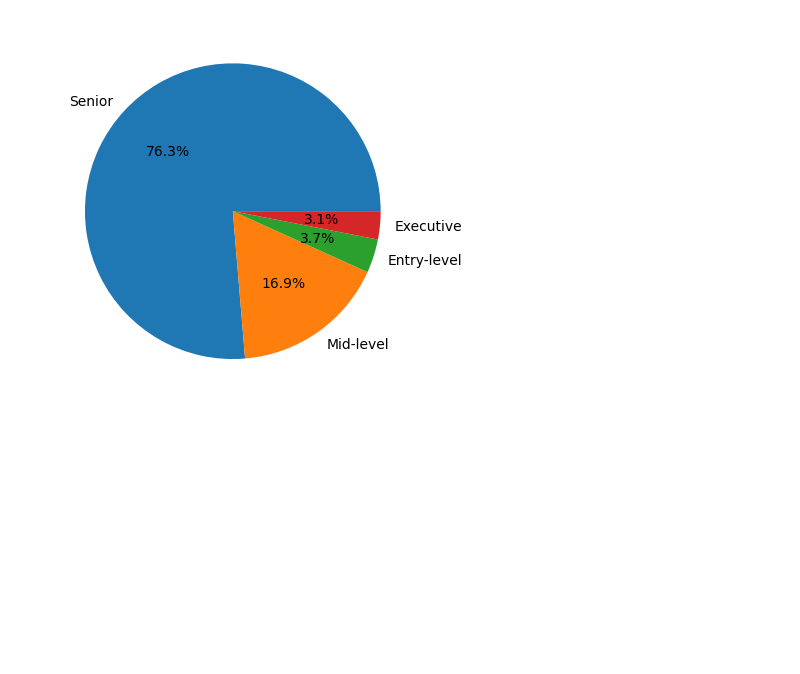
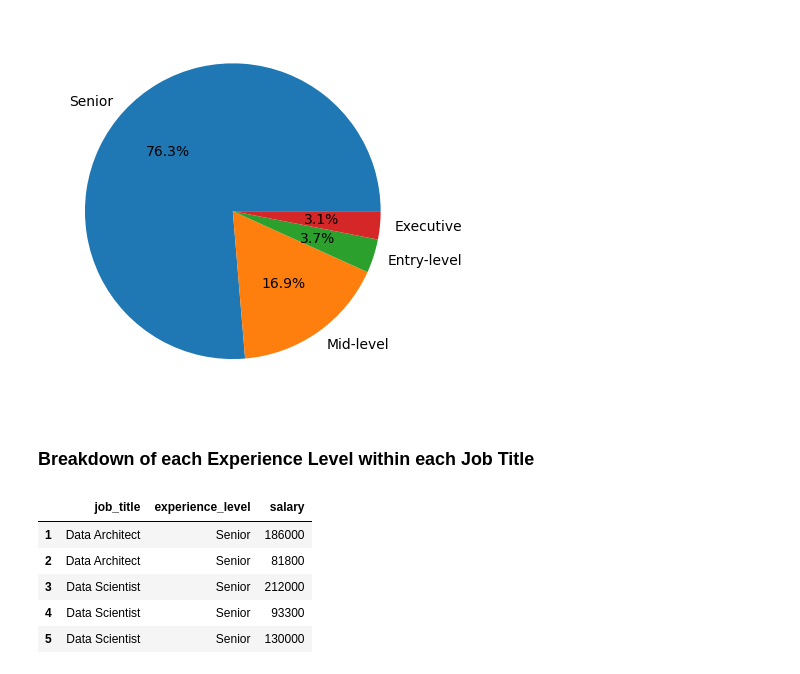
Before and after one commit to sarah-the-data-gal/Jobs_in_Data_Analysis, a Jupyter notebook: Jobs_And_Data_04022024-edits.ipynb, the cells around one changed output. Cells and saved outputs as stored; diff of their text form; code cells hidden in the pictures; blank space fills up the shorter version.

```diff
--- a/Jobs_And_Data_04022024-edits.ipynb
+++ b/Jobs_And_Data_04022024-edits.ipynb
@@ -251,3 +251,15 @@ Entry-level     245
 Executive       204
 Name: count, dtype: int64
 [figure]
+# %% [markdown]
+### Breakdown of each Experience Level within each Job Title
+# %%
+jb_explvl_sal = ER_Data[['job_title','experience_level','salary']]
+jb_explvl_sal.head()
+# %% [output]
+|  | job_title | experience_level | salary |
+| 1 | Data Architect | Senior | 186000 |
+| 2 | Data Architect | Senior | 81800 |
+| 3 | Data Scientist | Senior | 212000 |
+| 4 | Data Scientist | Senior | 93300 |
+| 5 | Data Scientist | Senior | 130000 |
```
Also changed, not shown: parts of 2 cells of this notebook.
